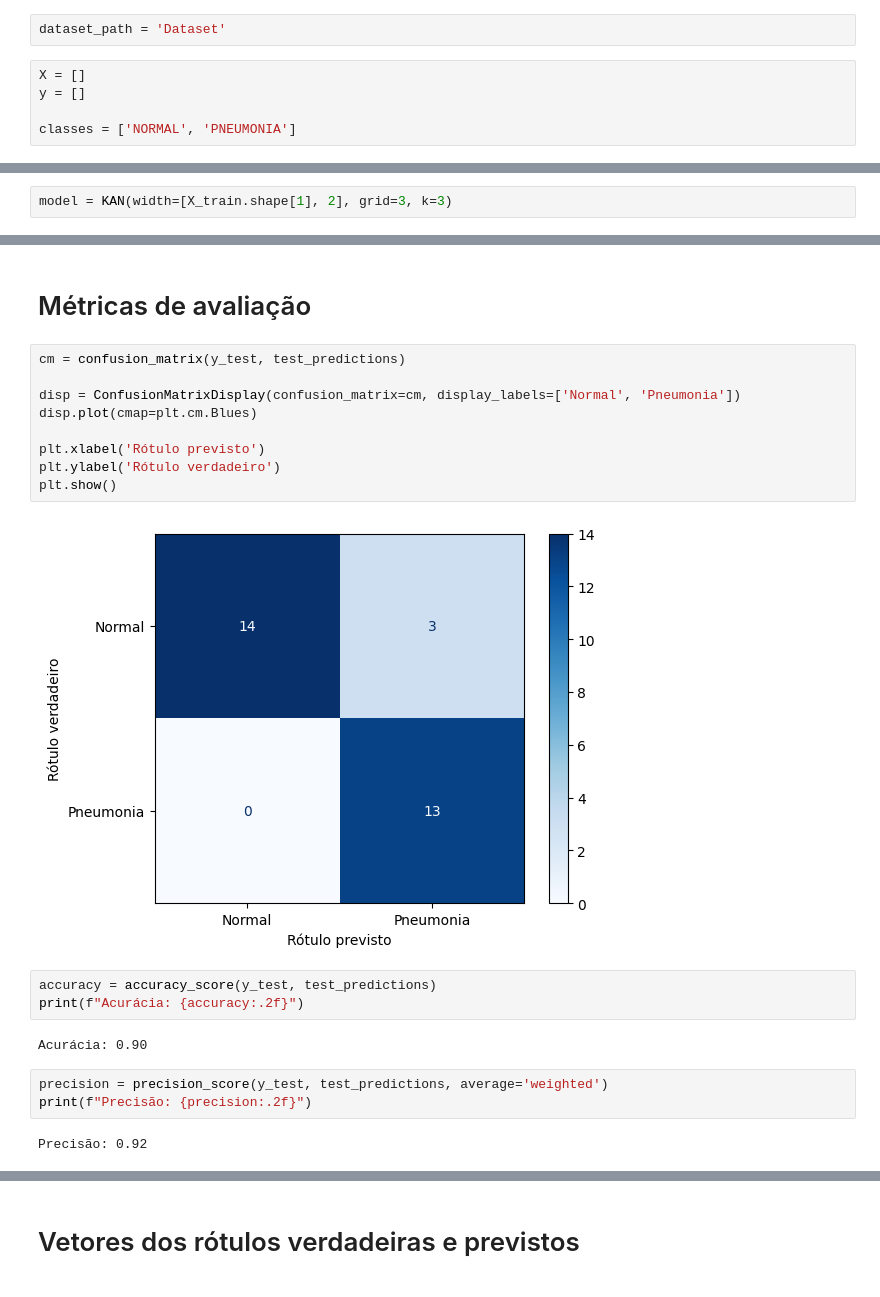
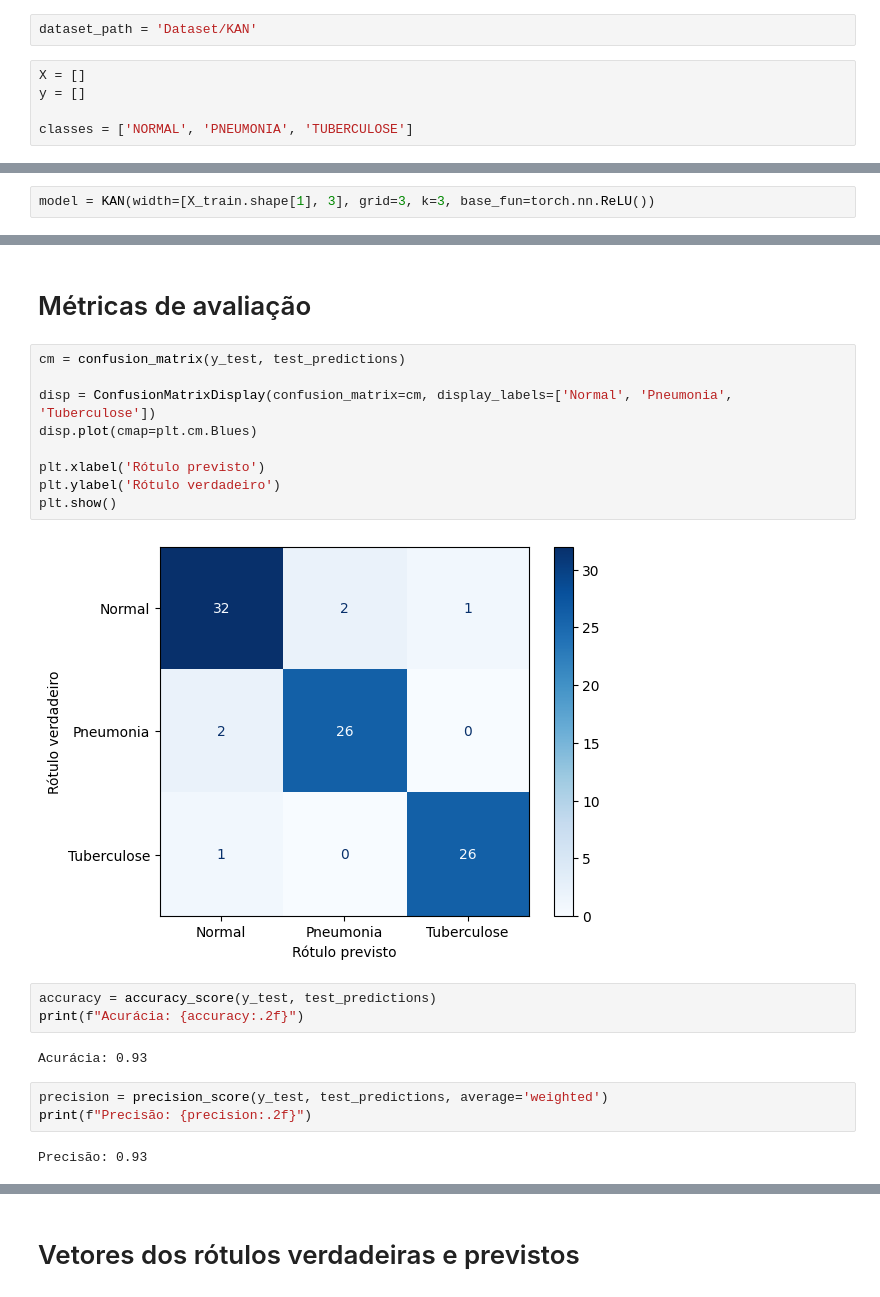
Before and after one commit to AlxDev-hub/Classificacao-KAN-DoencasPulmonares, a Jupyter notebook: teste1_kan.ipynb, the cells around one changed output, grey strips where cells are left out. Saved outputs shown, nothing was run; the diff lists cells and outputs as text.

```diff
--- a/teste1_kan.ipynb
+++ b/teste1_kan.ipynb
@@ -10,12 +10,12 @@ from sklearn.model_selection import train_test_split
 # %% [markdown]
 # Pré-processamento dos dados
 # %%
-dataset_path = 'Dataset'
+dataset_path = 'Dataset/KAN'
 # %%
 X = []
 y = []
 
-classes = ['NORMAL', 'PNEUMONIA']
+classes = ['NORMAL', 'PNEUMONIA', 'TUBERCULOSE']
 # %%
 for class_index, class_name in enumerate(classes):
     class_path = os.path.join(dataset_path, class_name)
@@ -65,7 +65,7 @@ dataset['test_label'] = torch.from_numpy(y_test).type(torch.long)
 # %% [markdown]
 # Implementação da arquitetura KAN
 # %%
-model = KAN(width=[X_train.shape[1], 2], grid=3, k=3)
+model = KAN(width=[X_train.shape[1], 3], grid=3, k=3, base_fun=torch.nn.ReLU())
 # %% [output]
 checkpoint directory created: ./model
 saving model version 0.0
@@ -113,24 +114,24 @@ test_predictions = torch.argmax(test_outputs, dim=1).numpy()
 # %%
 cm = confusion_matrix(y_test, test_predictions)
 
-disp = ConfusionMatrixDisplay(confusion_matrix=cm, display_labels=['Normal', 'Pneumonia'])
+disp = ConfusionMatrixDisplay(confusion_matrix=cm, display_labels=['Normal', 'Pneumonia', 'Tuberculose'])
 disp.plot(cmap=plt.cm.Blues)
 
 plt.xlabel('Rótulo previsto')
 plt.ylabel('Rótulo verdadeiro')
 plt.show()
 # %% [output]
-[figure, old version]
+[figure, new version]
 # %%
 accuracy = accuracy_score(y_test, test_predictions)
 print(f"Acurácia: {accuracy:.2f}")
 # %% [output]
-Acurácia: 0.90
+Acurácia: 0.93
 # %%
 precision = precision_score(y_test, test_predictions, average='weighted')
 print(f"Precisão: {precision:.2f}")
 # %% [output]
-Precisão: 0.92
+Precisão: 0.93
 # %%
 recall = recall_score(y_test, test_predictions, average='weighted')
 print(f"Recall: {recall:.2f}")
```
Also changed, not shown: parts of 12 cells of this notebook, 1 other file.
